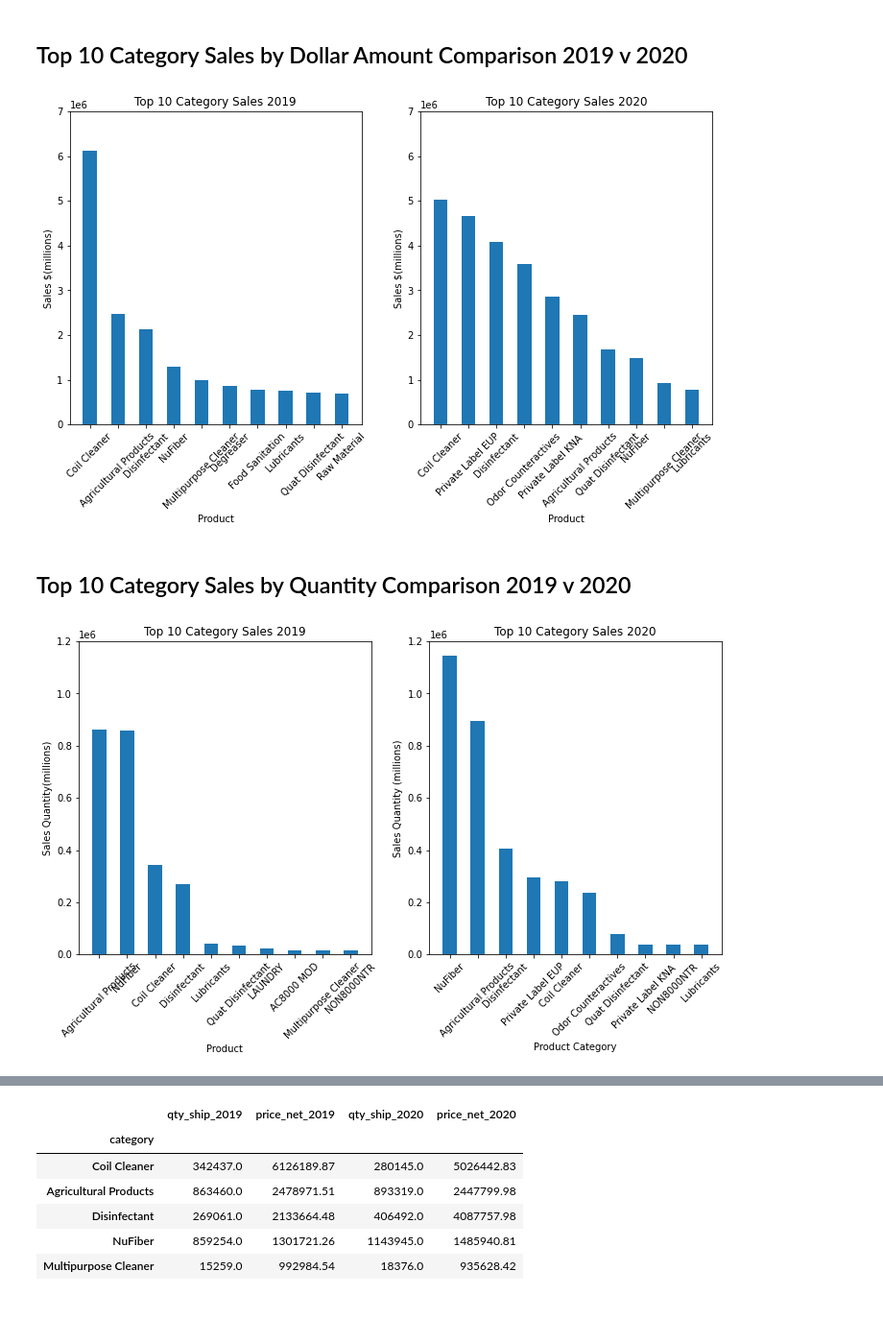
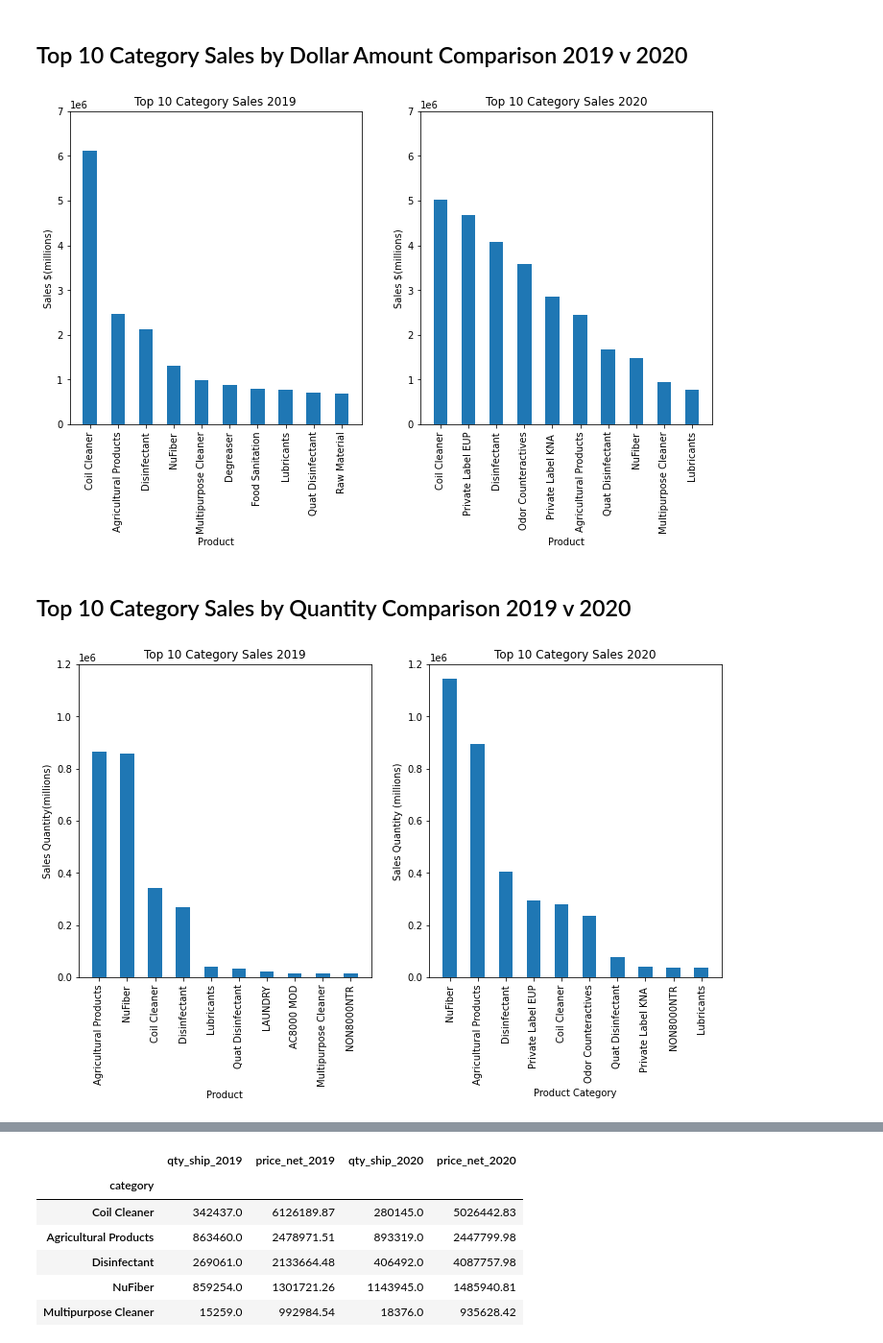
Before and after one commit to aadeba5/Project1, a Jupyter notebook: Nuance_Eric.ipynb, the cells around one changed output, grey strips where cells are left out. Shown: that part at 96% size. Drawn from its saved outputs; the diff is of its cells as text; code cells hidden in the pictures; blank space fills up the shorter version.

```diff
--- a/Nuance_Eric.ipynb
+++ b/Nuance_Eric.ipynb
@@ -132,23 +133,23 @@ plt.show()
 # %%
 plt.subplots(1,2, figsize=(12,6))
 plt.subplot(1,2,1)
 plt.bar(height = top_ten_2019['price_net'].head(10), x = twenty19_labels, width = .5)
 plt.ylabel('Sales $(millions)')
 plt.ylim(0,7000000)
 plt.xlabel('Product')
-plt.xticks(rotation =45)
+plt.xticks(rotation =90)
 plt.title('Top 10 Category Sales 2019')
 plt.subplot(1,2,2)
 plt.bar(height = top_ten_2020['price_net'].head(10), x = twenty20_labels, width = .5)
 plt.ylabel('Sales $(millions)')
 plt.ylim(0,7000000)
 plt.xlabel('Product')
-plt.xticks(rotation =45)
+plt.xticks(rotation =90)
 plt.title('Top 10 Category Sales 2020')
 plt.savefig('output/Top 10 Category Sales Comparison by Dollar Amount')
 plt.show()
 # %% [output]
-[figure, old version]
+[figure, new version]
 # %% [markdown]
 ## Top 10 Category Sales by Quantity Comparison 2019 v 2020
 # %%
@@ -163,16 +164,16 @@ plt.bar(height = top_ten_2019_qty['qty_ship'].head(10), x = twenty19_qty_labels,
 plt.ylabel('Sales Quantity(millions)')
 plt.ylim(0,1200000)
 plt.xlabel('Product')
-plt.xticks(rotation =45)
+plt.xticks(rotation =90)
 plt.title('Top 10 Category Sales 2019')
 plt.subplot(1,2,2)
 plt.bar(height = top_ten_2020_qty['qty_ship'].head(10), x = twenty20_qty_labels, width = .5)
 plt.ylabel('Sales Quantity (millions)')
 plt.ylim(0,1200000)
 plt.xlabel('Product Category')
-plt.xticks(rotation =45)
+plt.xticks(rotation =90)
 plt.title('Top 10 Category Sales 2020')
 plt.savefig('output/Top 10 Category Sales Comparison by Quantity', facecolor = 'w')
 plt.show()
 # %% [output]
-[figure, old version]
+[figure, new version]
```
Also changed, not shown: parts of 9 cells of this notebook, 2 other files.
